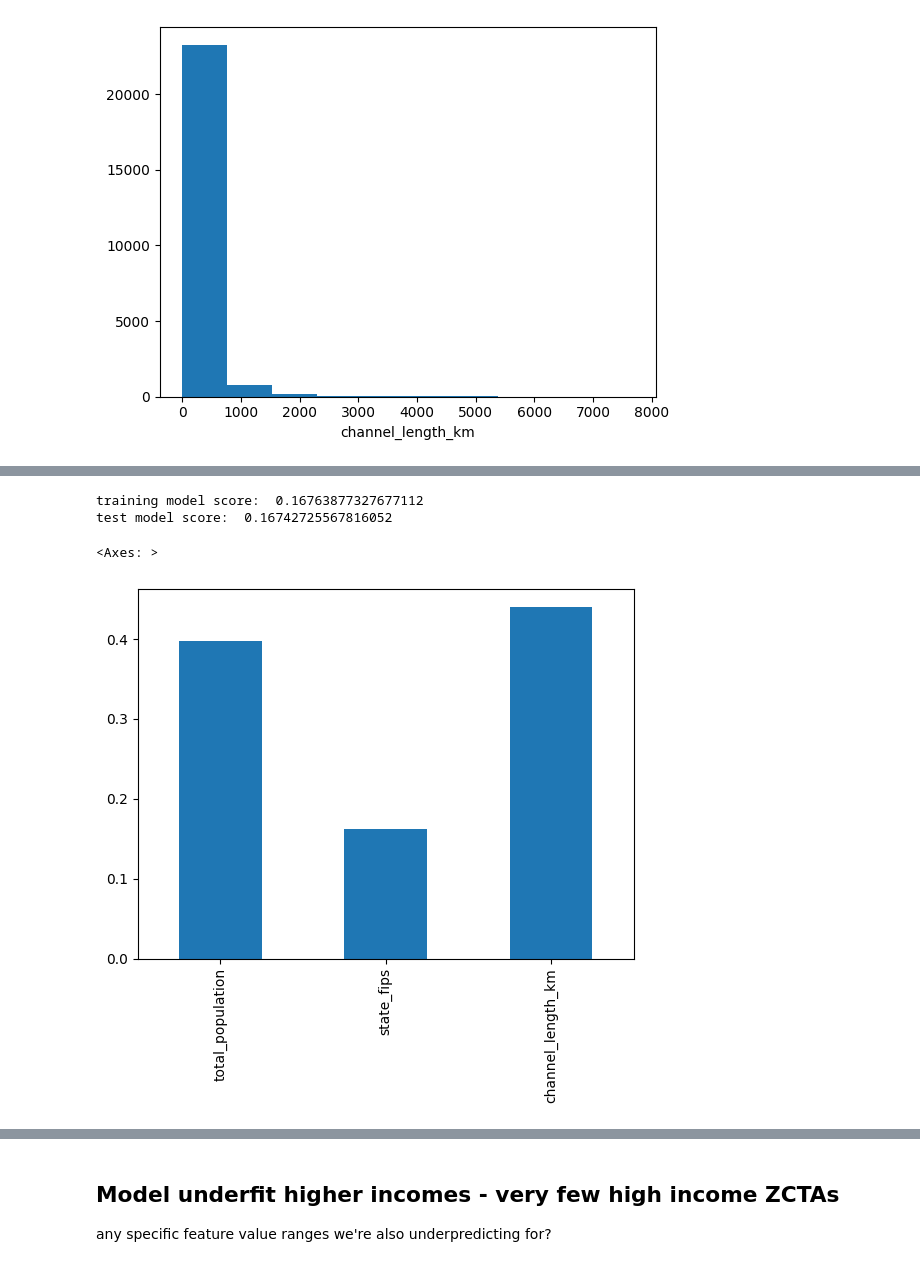
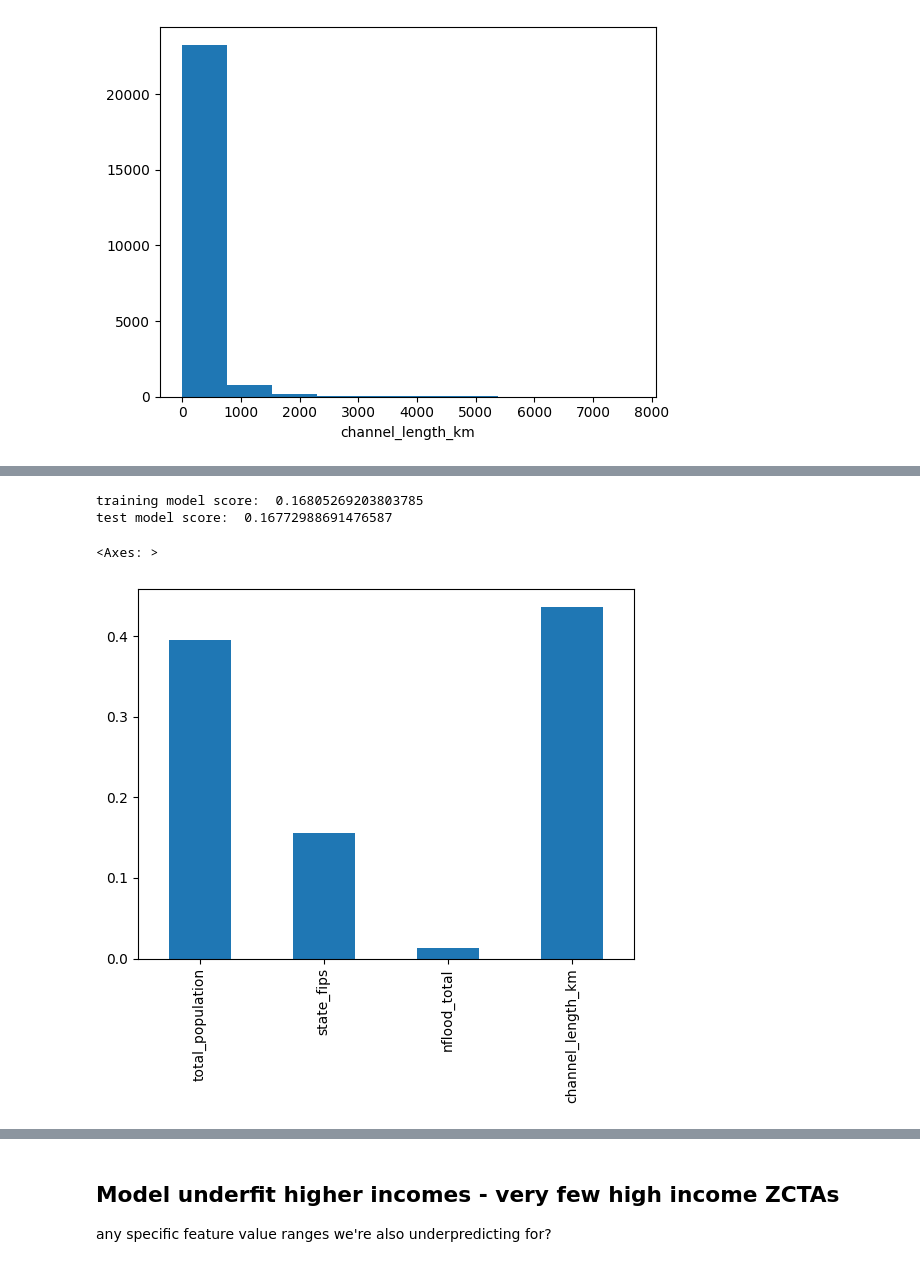
Before and after one commit to kpretz/Social-Economics-of-Flood-Ocurrence, a Jupyter notebook: 03_FeatureEngineering_Modeling_RFR.ipynb, the cells around one changed output, grey strips where cells are left out. Cells and saved outputs as stored; diff of their text form; code cells hidden in the pictures.

```diff
--- a/03_FeatureEngineering_Modeling_RFR.ipynb
+++ b/03_FeatureEngineering_Modeling_RFR.ipynb
@@ -100,11 +93,11 @@ zcta
 77859     49817.0
 Name: med_houseinc_12mon, Length: 24280, dtype: float64
 # %%
-rfr = RandomForestRegressor(max_depth=5, n_estimators=100, random_state=777)
+rfr1 = RandomForestRegressor(max_depth=5, n_estimators=100, random_state=777)
 
-rfr.fit(X_train, y_train)
-print('training model score: ', rfr.score(X_train, y_train))
-print('test model score: ', rfr.score(X_test, y_test))
+rfr1.fit(X_train, y_train)
+print('training model score: ', rfr1.score(X_train, y_train))
+print('test model score: ', rfr1.score(X_test, y_test))
 ##bad scores, but similarly bad
 # %% [output]
 training model score:  0.1694528400954428
@@ -130,16 +123,17 @@ forest_importances.plot.bar(ax=ax)
 ##remove feature to speed up model optimization.
 
 features_to_drop = ['nflood_2000s', 'flood_dur_hours_max', 'delta_floods', 'flood_count_spring', 'flood_count_fall', 'flood_dur_hours_min' ,
-                   'nflood_2010s', 'flood_count_winter', 'flood_dur_hours_median', 'nflood_total']
+                   'nflood_2010s', 'flood_count_winter', 'flood_dur_hours_median']
 
 X_train_fewer = X_train.drop(features_to_drop, axis=1)
 X_test_fewer = X_test.drop(features_to_drop, axis=1)
 
-rfr.fit(X_train_fewer, y_train)
-print('training model score: ', rfr.score(X_train_fewer, y_train))
-print('test model score: ', rfr.score(X_test_fewer, y_test))
+rfr1_fewervar = RandomForestRegressor(max_depth=5, n_estimators=100, random_state=777)
+rfr1_fewervar.fit(X_train_fewer, y_train)
+print('training model score: ', rfr1_fewervar.score(X_train_fewer, y_train))
+print('test model score: ', rfr1_fewervar.score(X_test_fewer, y_test))
 
-importances = rfr.feature_importances_
+importances = rfr1_fewervar.feature_importances_
 forest_importances = pd.Series(importances, index=X_train_fewer.columns)
 
 fig, ax = plt.subplots()
@@ -186,18 +181,19 @@ Text(0.5, 0, 'median household income')
 # %%
-rfr.fit(X_train_trans, np.ravel(y_train))
-print('training model score: ', rfr.score(X_train_trans, y_train))
-print('test model score: ', rfr.score(X_test_trans, y_test))
+rfr_transform = RandomForestRegressor(max_depth=5, n_estimators=100, random_state=777)
+rfr_transform.fit(X_train_trans, np.ravel(y_train))
+print('training model score: ', rfr_transform.score(X_train_trans, y_train))
+print('test model score: ', rfr_transform.score(X_test_trans, y_test))
 
-importances = rfr.feature_importances_
+importances = rfr_transform.feature_importances_
 forest_importances = pd.Series(importances, index=X_train_trans.columns)
 
 fig, ax = plt.subplots()
 forest_importances.plot.bar(ax=ax)
 # %% [output]
-training model score:  0.16763877327677112
-test model score:  0.16742725567816052
+training model score:  0.16805269203803785
+test model score:  0.16772988691476587
 <Axes: >
-[figure, old version]
+[figure, new version]
 # %% [markdown]
 ### Same result with tranformed data
 RFR insensitive to transforms
```
Also changed, not shown: parts of 16 cells of this notebook, 1 other file.
